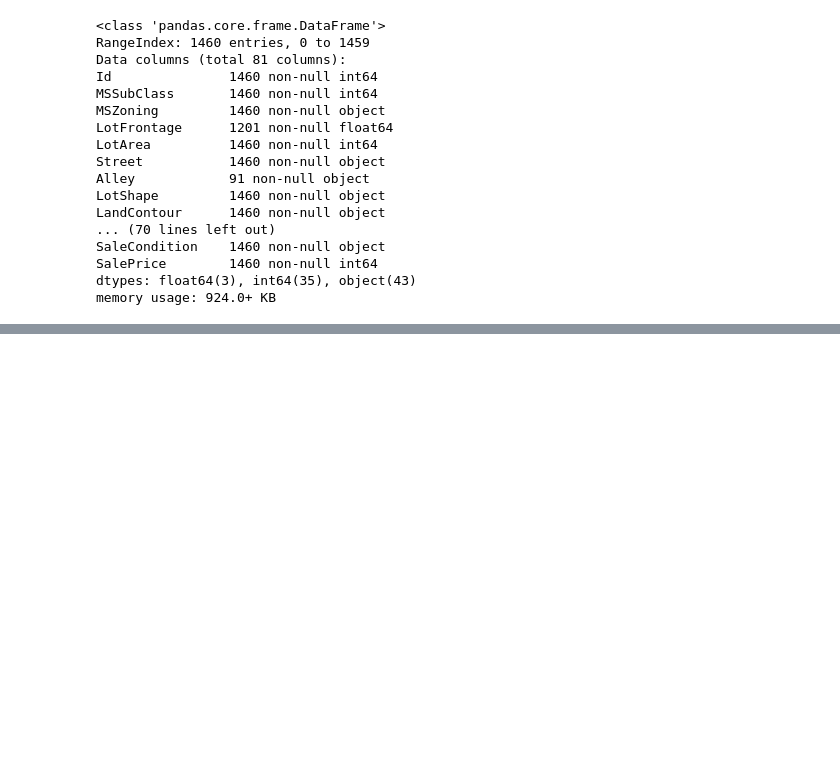
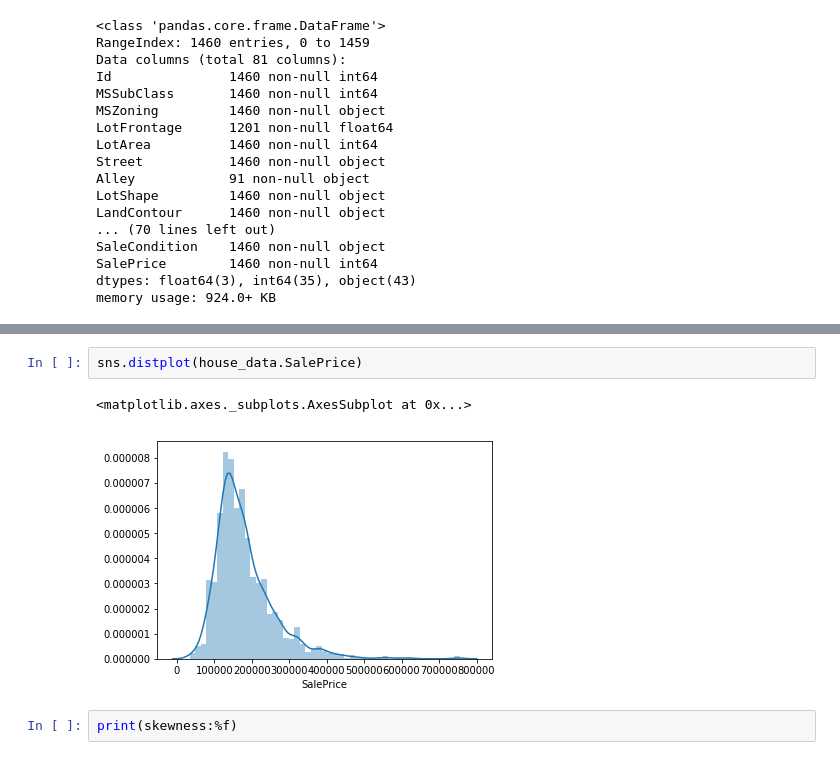
Before and after one commit to innovator-arjun/DataScience-Learning, a Jupyter notebook: House Price-Advanced Regression techniques/House Price Prediction.ipynb, the cells around one changed output, grey strips where cells are left out. Drawn from its saved outputs; the diff is of its cells as text; blank space fills up the shorter version.

```diff
--- a/House Price-Advanced Regression techniques/House Price Prediction.ipynb
+++ b/House Price-Advanced Regression techniques/House Price Prediction.ipynb
@@ -38,0 +78,7 @@ memory usage: 924.0+ KB
+# %%
+sns.distplot(house_data.SalePrice)
+# %% [output]
+<matplotlib.axes._subplots.AxesSubplot at 0x...>
+[figure, added]
+# %%
+print(skewness:%f)
```
Also changed, not shown: parts of 4 cells of this notebook.
